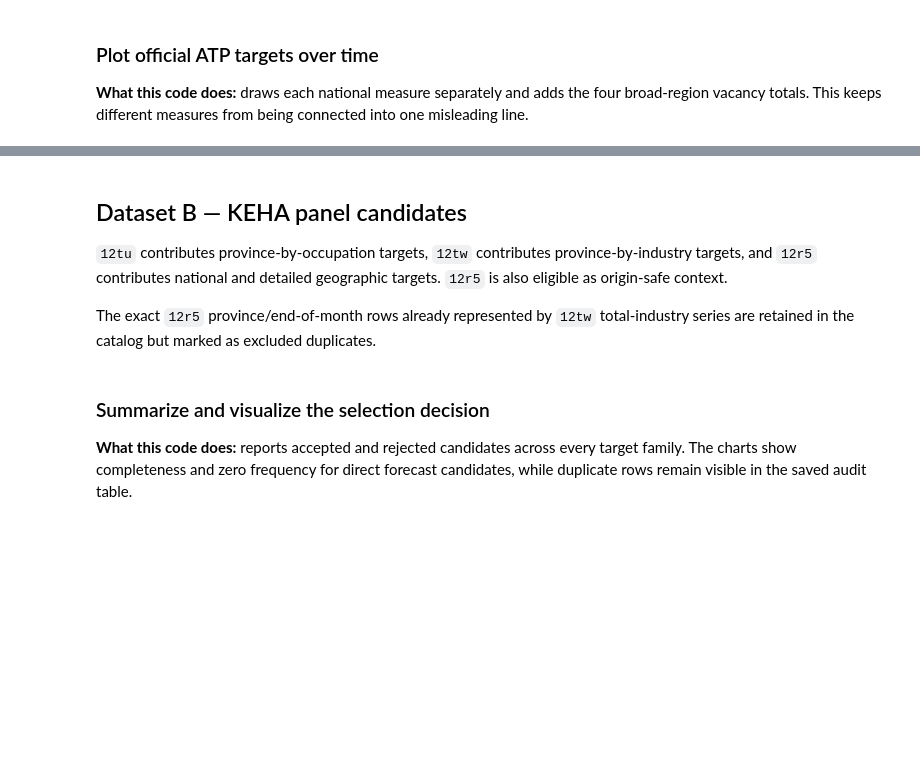
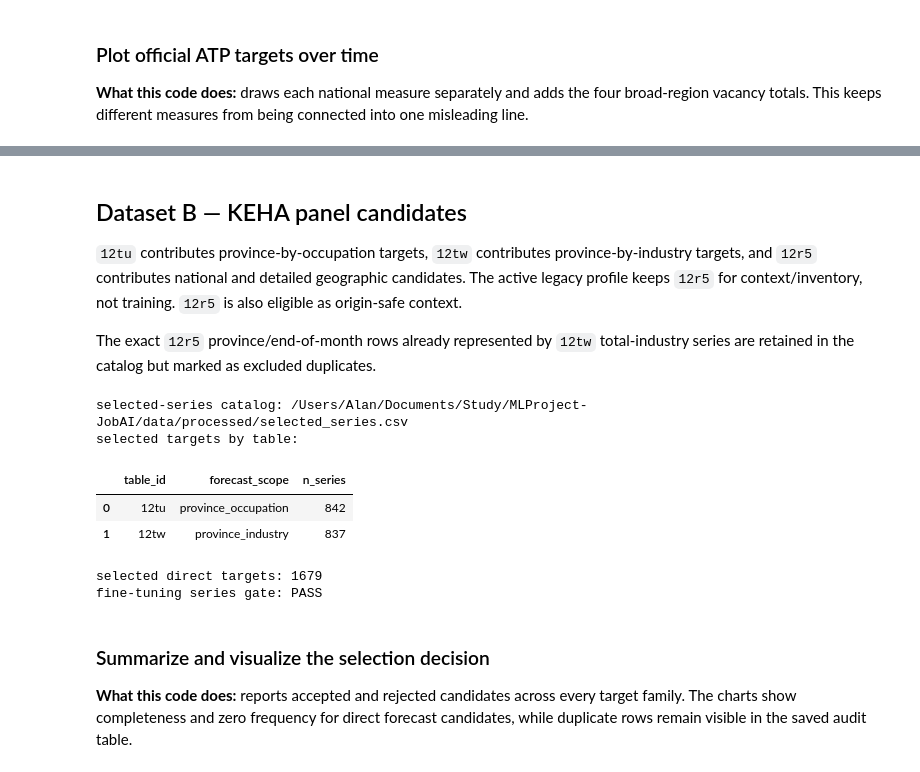
Before and after one commit to Lion504/JobAI, a Jupyter notebook: notebooks/03_eda_and_series_selection.ipynb, the cells around one changed output, grey strips where cells are left out. Saved outputs shown, nothing was run; the diff lists cells and outputs as text; code cells hidden in the pictures; blank space fills up the shorter version.

```diff
--- a/notebooks/03_eda_and_series_selection.ipynb
+++ b/notebooks/03_eda_and_series_selection.ipynb
@@ -45,7 +45,11 @@ REPORTS = REPO / "reports"
 FIGURES = REPORTS / "figures"
 REPORTS.mkdir(parents=True, exist_ok=True)
 FIGURES.mkdir(parents=True, exist_ok=True)
-EVAL = yaml.safe_load((REPO / "configs" / "eval.yaml").read_text())
+import sys
+sys.path.insert(0, str(REPO)) if str(REPO) not in sys.path else None
+from jobai.configuration import load_profile
+MODEL_CONFIG_PATH, MODEL_CFG, EVAL_CONFIG_PATH, EVAL = load_profile(REPO)
+print("Active model/evaluation profiles:", MODEL_CONFIG_PATH.name, EVAL_CONFIG_PATH.name)
 SEL = EVAL["panel_selection"]
 SEED = int(EVAL["seed"])
 np.random.seed(SEED)
@@ -177,7 +206,7 @@ plt.show()
 # %% [markdown]
 ## Dataset B — KEHA panel candidates
 
-`12tu` contributes province-by-occupation targets, `12tw` contributes province-by-industry targets, and `12r5` contributes national and detailed geographic targets. `12r5` is also eligible as origin-safe context.
+`12tu` contributes province-by-occupation targets, `12tw` contributes province-by-industry targets, and `12r5` contributes national and detailed geographic candidates. The active legacy profile keeps `12r5` for context/inventory, not training. `12r5` is also eligible as origin-safe context.
 
 The exact `12r5` province/end-of-month rows already represented by `12tw` total-industry series are retained in the catalog but marked as excluded duplicates.
 # %%
@@ -185,7 +214,8 @@ tu = pd.read_csv(PRO / "12tu__normalized.csv", low_memory=False)
 tu = tu[(tu["contentscode"] == "AVPAIKATYHT") & (tu["Työmarkkina-asema"] == "SSS")].copy()
 for keys, group in tu.groupby(["Alue", "Ammattiryhmä", "Työmarkkina-asema", "contentscode"], sort=True, dropna=False):
     dims = dict(zip(["Alue", "Ammattiryhmä", "Työmarkkina-asema", "contentscode"], map(str, keys)))
-    catalog_rows.append(summarize_group("12tu", "KEHA_occupation", "panel_target", dims, group))
+    catalog_rows.append(summarize_group("12tu", "KEHA_occupation", "panel_target", dims, group,
+        forecast_scope="province_occupation", is_forecast_target=True, authoritative_source="12tu"))
 del tu
 
 tw = pd.read_csv(PRO / "12tw__normalized.csv", low_memory=False)
@@ -221,33 +251,44 @@ def r5_scope(area_code):
     return "other_geography"
 
 r5 = pd.read_csv(PRO / "12r5__normalized.csv", low_memory=False)
 r5 = r5[r5["contentscode"].isin(target_codes["12r5"])].copy()
 for keys, group in r5.groupby(["Alue", "contentscode"], sort=True, dropna=False):
     area, content = map(str, keys)
     dims = {"Alue": area, "contentscode": content}
     duplicate_tw_total = content == "AVPAIKATLOPUSSA" and area in tw_total_regions
     catalog_rows.append(summarize_group(
         "12r5", "KEHA_geography", "excluded_duplicate" if duplicate_tw_total else "geographic_target",
         dims, group, forecast_scope=r5_scope(area),
         is_forecast_target=not duplicate_tw_total,
         is_auxiliary_feature=not duplicate_tw_total,
         duplicate_group=f"KEHA_province_end_month::{area}" if duplicate_tw_total else "",
         authoritative_source="12tw" if duplicate_tw_total else "12r5",
         force_selected=False if duplicate_tw_total else None,
         force_reason="duplicate_of_12tw_province_total" if duplicate_tw_total else "",
     ))
 
 catalog = pd.DataFrame(catalog_rows).sort_values(["role", "table_id", "series_id"]).reset_index(drop=True)
+active_tables = set(SEL["target_tables"])
+catalog["is_forecast_target"] &= catalog["table_id"].isin(active_tables)
+# Benchmarks/context remain in the inventory, but do not become legacy training targets.
 catalog_path = PRO / "selected_series.csv"
 catalog.to_csv(catalog_path, index=False)
 selected_targets = catalog[catalog["selected"] & catalog["is_forecast_target"]]
 minimum_panel_series = int(EVAL["finetuning_gate"]["minimum_selected_panel_series"])
 series_gate_passed = len(selected_targets) >= minimum_panel_series
 print("selected-series catalog:", catalog_path)
 print("selected targets by table:")
 display(selected_targets.groupby(["table_id", "forecast_scope"]).size().rename("n_series").reset_index())
 print("selected direct targets:", len(selected_targets))
 print("fine-tuning series gate:", "PASS" if series_gate_passed else f"FAIL ({len(selected_targets)} < {minimum_panel_series})")
+# %% [output]
+selected-series catalog: /Users/Alan/Documents/Study/MLProject-JobAI/data/processed/selected_series.csv
+selected targets by table:
+|  | table_id | forecast_scope | n_series |
+| 0 | 12tu | province_occupation | 842 |
+| 1 | 12tw | province_industry | 837 |
+selected direct targets: 1679
+fine-tuning series gate: PASS
 # %% [markdown]
 ### Summarize and visualize the selection decision
 
```
Also changed, not shown: parts of 7 cells of this notebook, 3 other files.
